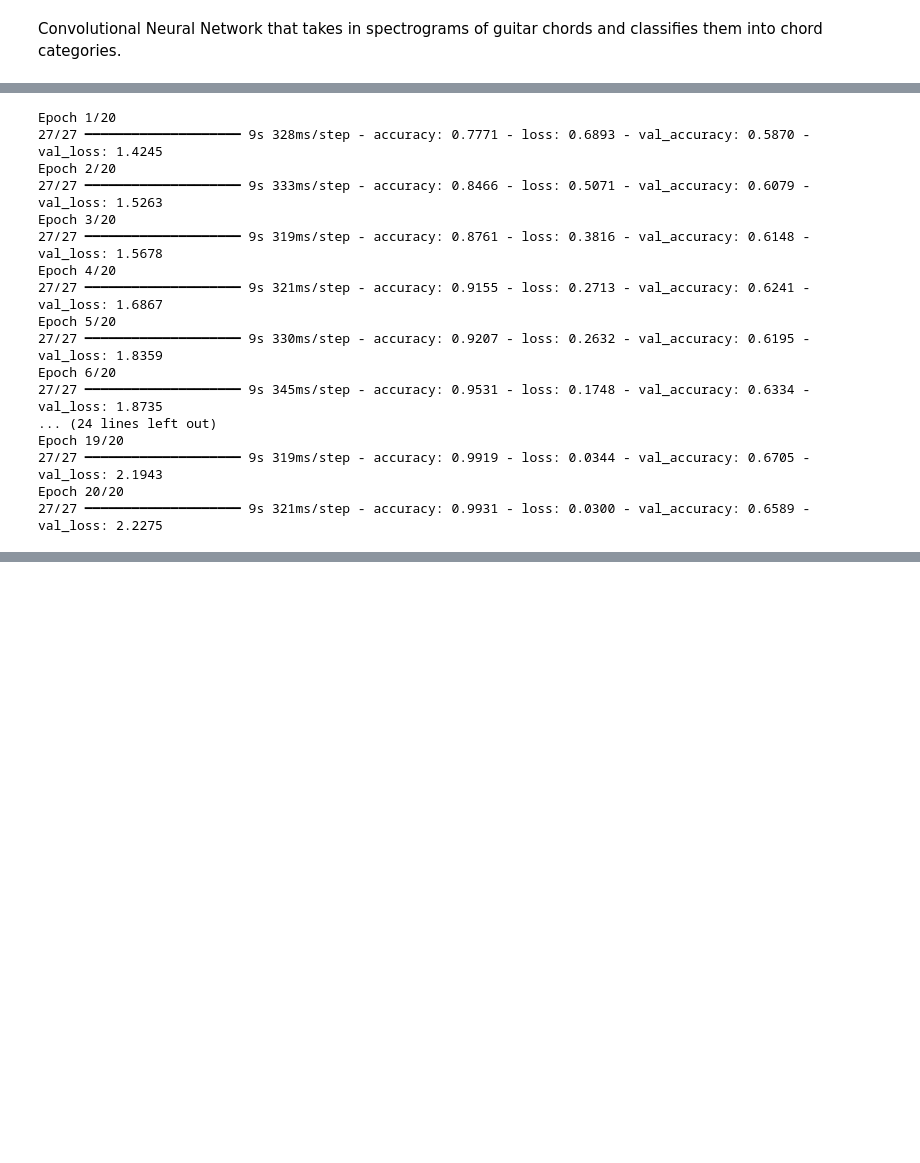
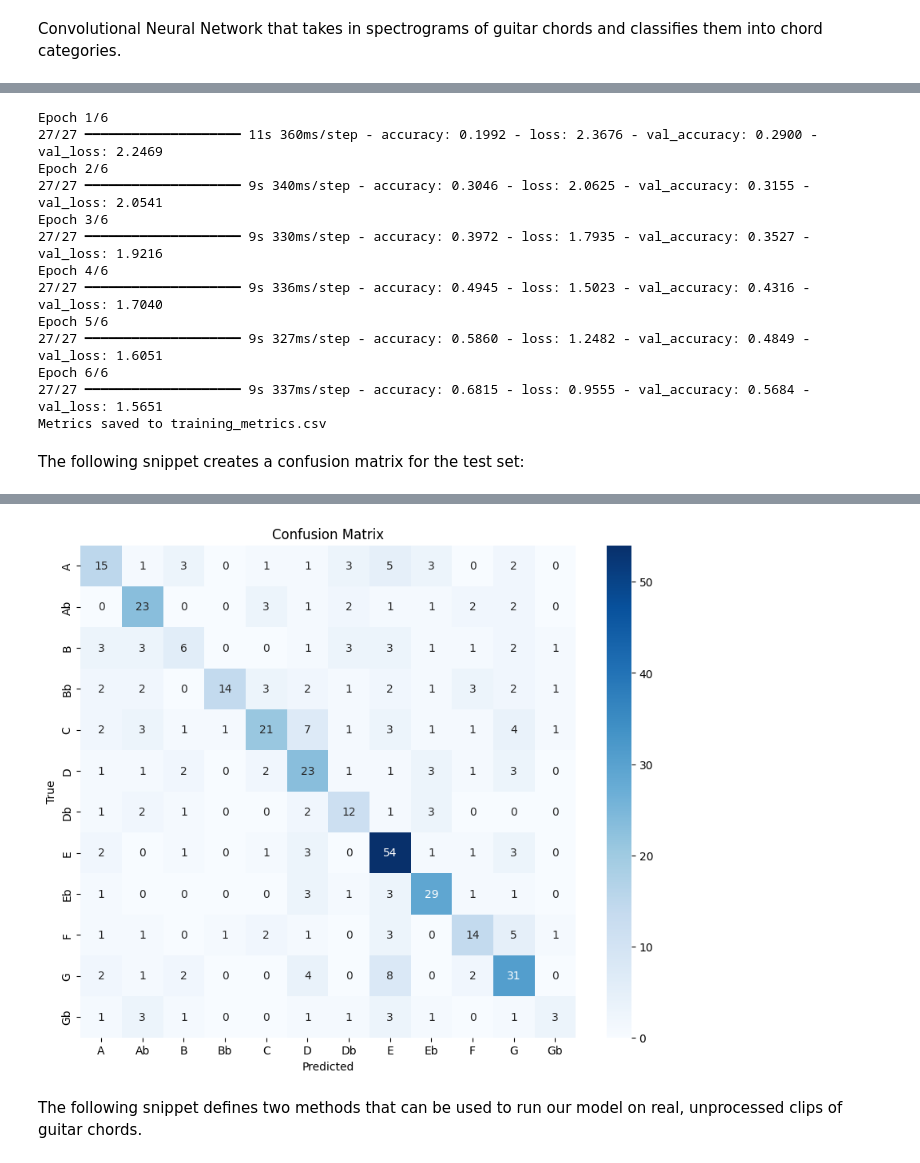
Before and after one commit to BrianCassriel/GuitarChordClassifier, a Jupyter notebook: guitar_chord_classifier.ipynb, the cells around one changed output, grey strips where cells are left out. Cells and saved outputs as stored; diff of their text form; code cells hidden in the pictures; blank space fills up the shorter version.

Commit message:
add confusion matrix

```diff
--- a/guitar_chord_classifier.ipynb
+++ b/guitar_chord_classifier.ipynb
@@ -233,27 +233,48 @@ Model: "sequential_1"
  Trainable params: 3,305,612 (12.61 MB)
  Non-trainable params: 0 (0.00 B)
 # %%
-EPOCHS = 20
-model.fit(
+import csv
+
+EPOCHS = 6
+history = model.fit(
     train_spectrogram_ds,
     validation_data=test_spectrogram_ds,
     epochs=EPOCHS
 )
 # %% [output]
-Epoch 1/20
-27/27 ━━━━━━━━━━━━━━━━━━━━ 9s 328ms/step - accuracy: 0.7771 - loss: 0.6893 - val_accuracy: 0.5870 - val_loss: 1.4245
-Epoch 2/20
-27/27 ━━━━━━━━━━━━━━━━━━━━ 9s 333ms/step - accuracy: 0.8466 - loss: 0.5071 - val_accuracy: 0.6079 - val_loss: 1.5263
-Epoch 3/20
-27/27 ━━━━━━━━━━━━━━━━━━━━ 9s 319ms/step - accuracy: 0.8761 - loss: 0.3816 - val_accuracy: 0.6148 - val_loss: 1.5678
-Epoch 4/20
-27/27 ━━━━━━━━━━━━━━━━━━━━ 9s 321ms/step - accuracy: 0.9155 - loss: 0.2713 - val_accuracy: 0.6241 - val_loss: 1.6867
-Epoch 5/20
-27/27 ━━━━━━━━━━━━━━━━━━━━ 9s 330ms/step - accuracy: 0.9207 - loss: 0.2632 - val_accuracy: 0.6195 - val_loss: 1.8359
-Epoch 6/20
-27/27 ━━━━━━━━━━━━━━━━━━━━ 9s 345ms/step - accuracy: 0.9531 - loss: 0.1748 - val_accuracy: 0.6334 - val_loss: 1.8735
-... (24 lines left out)
-Epoch 19/20
-27/27 ━━━━━━━━━━━━━━━━━━━━ 9s 319ms/step - accuracy: 0.9919 - loss: 0.0344 - val_accuracy: 0.6705 - val_loss: 2.1943
-Epoch 20/20
-27/27 ━━━━━━━━━━━━━━━━━━━━ 9s 321ms/step - accuracy: 0.9931 - loss: 0.0300 - val_accuracy: 0.6589 - val_loss: 2.2275
+Epoch 1/6
+27/27 ━━━━━━━━━━━━━━━━━━━━ 11s 360ms/step - accuracy: 0.1992 - loss: 2.3676 - val_accuracy: 0.2900 - val_loss: 2.2469
+Epoch 2/6
+27/27 ━━━━━━━━━━━━━━━━━━━━ 9s 340ms/step - accuracy: 0.3046 - loss: 2.0625 - val_accuracy: 0.3155 - val_loss: 2.0541
+Epoch 3/6
+27/27 ━━━━━━━━━━━━━━━━━━━━ 9s 330ms/step - accuracy: 0.3972 - loss: 1.7935 - val_accuracy: 0.3527 - val_loss: 1.9216
+Epoch 4/6
+27/27 ━━━━━━━━━━━━━━━━━━━━ 9s 336ms/step - accuracy: 0.4945 - loss: 1.5023 - val_accuracy: 0.4316 - val_loss: 1.7040
+Epoch 5/6
+27/27 ━━━━━━━━━━━━━━━━━━━━ 9s 327ms/step - accuracy: 0.5860 - loss: 1.2482 - val_accuracy: 0.4849 - val_loss: 1.6051
+Epoch 6/6
+27/27 ━━━━━━━━━━━━━━━━━━━━ 9s 337ms/step - accuracy: 0.6815 - loss: 0.9555 - val_accuracy: 0.5684 - val_loss: 1.5651
+Metrics saved to training_metrics.csv
+# %% [markdown]
+The following snippet creates a confusion matrix for the test set:
+# %%
+from sklearn.metrics import confusion_matrix
+import seaborn as sns
+
+y_true = []
+y_pred = []
+for specs, labels in test_spectrogram_ds:
+    predictions = model.predict(specs)
+    y_pred.extend(np.argmax(predictions, axis=1))
+    y_true.extend(labels.numpy())
+test_conf_matrix = confusion_matrix(y_true, y_pred)
+
+plt.figure(figsize=(10, 8))
+sns.heatmap(test_conf_matrix, annot=True, fmt='d', cmap='Blues',
+            xticklabels=train_dataset.class_names,
+            yticklabels=train_dataset.class_names)
+plt.xlabel('Predicted')
+plt.ylabel('True')
+plt.title('Confusion Matrix')
+plt.show()
+# %% [output]
@@ -260,3 +289,6 @@ Epoch 20/20
+[figure, added]
+# %% [markdown]
+The following snippet defines two methods that can be used to run our model on real, unprocessed clips of guitar chords.
 # %%
 def load_and_preprocess(filepath):
     audio_binary = tf.io.read_file(filepath)
```
Also changed, not shown: parts of 3 cells of this notebook.
